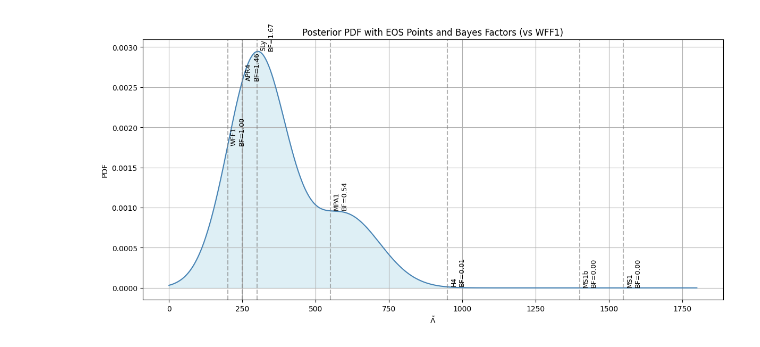
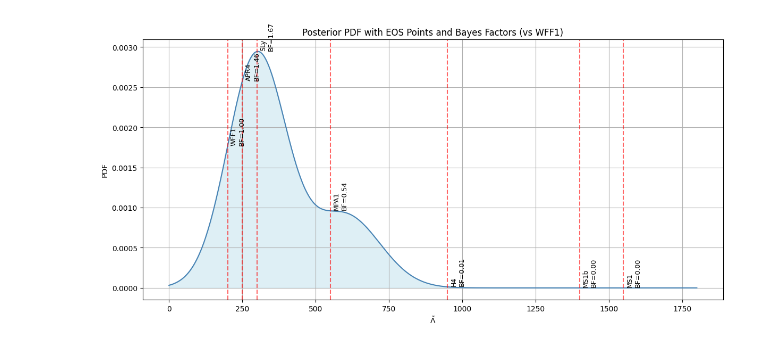
Before and after one commit to Brightshinesunny/Project, a Jupyter notebook: Untitled65.ipynb, the cells around one changed output. Drawn from its saved outputs; the diff is of its cells as text; code cells hidden in the pictures.

```diff
--- a/Untitled65.ipynb
+++ b/Untitled65.ipynb
@@ -18,32 +18,32 @@ posterior_pdf /= np.trapz(posterior_pdf, x)  # 정규화 (PDF 총합 = 1)
 # 2. 각 EOS 위치 설정 (각각 고정된 Λ)
 eos_names = ['WFF1', 'APR4', 'SLy', 'MPA1', 'H4', 'MS1b', 'MS1']
 eos_lambdas = [200, 250, 300, 550, 950, 1400, 1550]  # 추정값
 
 # 3. posterior에서 각 EOS 지점의 확률밀도 평가
 posterior_values = np.interp(eos_lambdas, x, posterior_pdf)
 
 # 4. Bayes Factor 계산 (WFF1 대비)
 bayes_factors = posterior_values / posterior_values[0]
 
 # 5. 시각화
 plt.figure(figsize=(12, 6))
 
 # posterior PDF 그리기
 plt.plot(x, posterior_pdf, label='Posterior PDF (GW170817-like)', color='steelblue')
 plt.fill_between(x, posterior_pdf, color='lightblue', alpha=0.4)
 
 # 각 EOS마다 수직선 + 텍스트 (Bayes Factor 포함)
 for name, lam, bf in zip(eos_names, eos_lambdas, bayes_factors):
-    plt.axvline(x=lam, linestyle='--', color='gray', alpha=0.6)
+    plt.axvline(x=lam, linestyle='--', color='red', alpha=0.6)
     plt.text(lam + 10, np.interp(lam, x, posterior_pdf) + 1e-5,
              f'{name}\nBF={bf:.2f}', rotation=90, va='bottom', ha='left', fontsize=9)
 
 # 라벨 및 타이틀
 plt.xlabel(r'$\tilde{\Lambda}$')
 plt.ylabel('PDF')
 plt.title('Posterior PDF with EOS Points and Bayes Factors (vs WFF1)')
 plt.grid(True)
 plt.tight_layout()
 plt.show()
 # %% [output]
-[figure, old version]
+[figure, new version]
```
Also changed, not shown: parts of 6 cells of this notebook.
